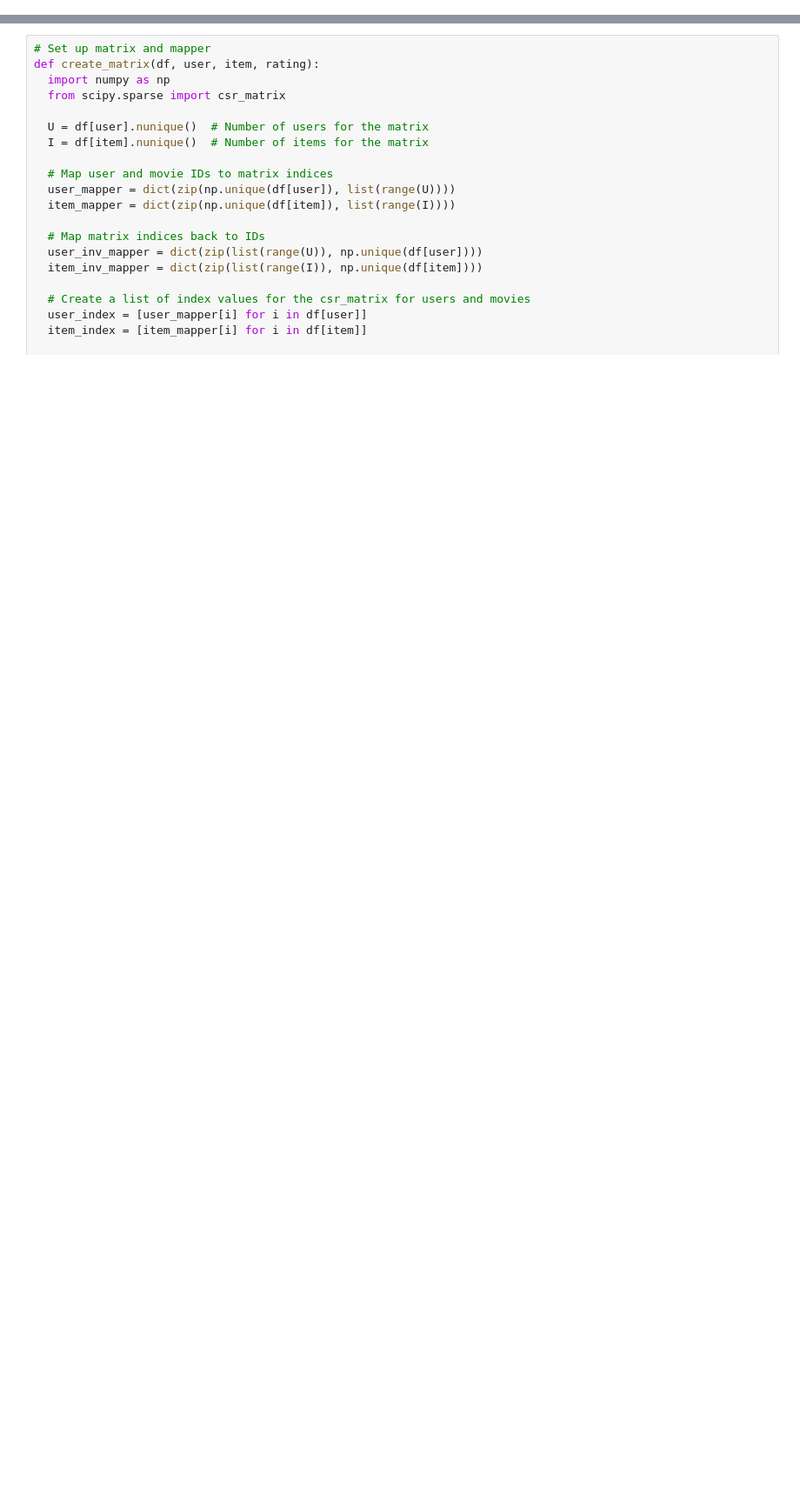
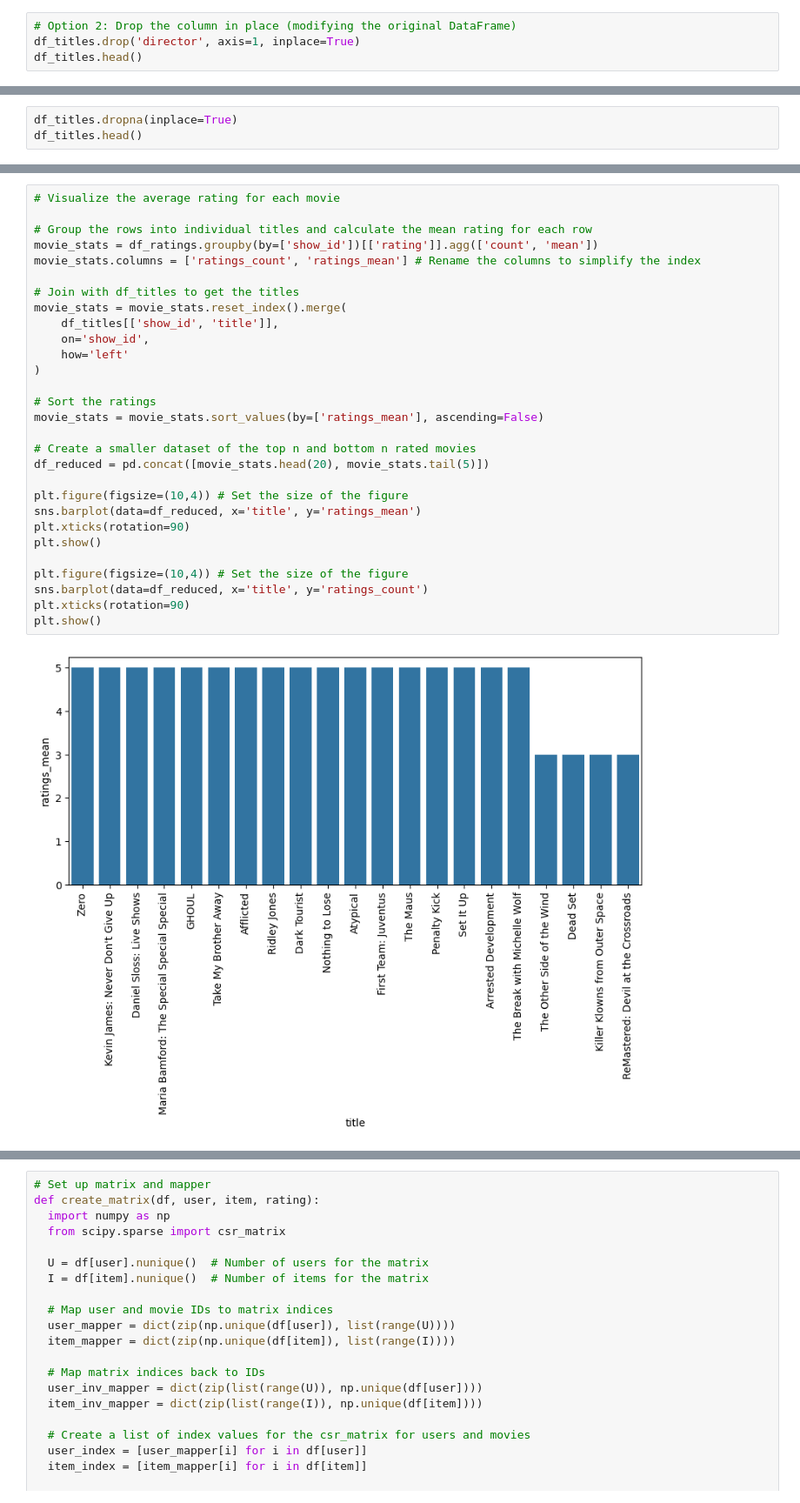
Before and after one commit to TaytGodwin/INTEX2025, a Jupyter notebook: ml_python/collaborative.ipynb, the cells around one changed output, grey strips where cells are left out. Shown at 87% size. Saved outputs shown, nothing was run; the diff lists cells and outputs as text; blank space fills up the shorter version.

```diff
--- a/ml_python/collaborative.ipynb
+++ b/ml_python/collaborative.ipynb
@@ -24,0 +139,4 @@ df_users_reduced = df_users.loc[df_users.contentId.isin(keep_list.index)]
+# %%
+# Option 2: Drop the column in place (modifying the original DataFrame)
+df_titles.drop('director', axis=1, inplace=True)
+df_titles.head()
@@ -24,0 +151,3 @@ df_users_reduced = df_users.loc[df_users.contentId.isin(keep_list.index)]
+# %%
+df_titles.dropna(inplace=True)
+df_titles.head()
@@ -24,0 +193,31 @@ df_users_reduced = df_users.loc[df_users.contentId.isin(keep_list.index)]
+# %%
+# Visualize the average rating for each movie
+
+# Group the rows into individual titles and calculate the mean rating for each row
+movie_stats = df_ratings.groupby(by=['show_id'])[['rating']].agg(['count', 'mean'])
+movie_stats.columns = ['ratings_count', 'ratings_mean'] # Rename the columns to simplify the index
+
+# Join with df_titles to get the titles
+movie_stats = movie_stats.reset_index().merge(
+    df_titles[['show_id', 'title']],
+    on='show_id',
+    how='left'
+)
+
+# Sort the ratings
+movie_stats = movie_stats.sort_values(by=['ratings_mean'], ascending=False)
+
+# Create a smaller dataset of the top n and bottom n rated movies
+df_reduced = pd.concat([movie_stats.head(20), movie_stats.tail(5)])
+
+plt.figure(figsize=(10,4)) # Set the size of the figure
+sns.barplot(data=df_reduced, x='title', y='ratings_mean')
+plt.xticks(rotation=90)
+plt.show()
+
+plt.figure(figsize=(10,4)) # Set the size of the figure
+sns.barplot(data=df_reduced, x='title', y='ratings_count')
+plt.xticks(rotation=90)
+plt.show()
+# %% [output]
+[figure, added]
```
Also changed, not shown: parts of 30 cells of this notebook, 4 other files.
